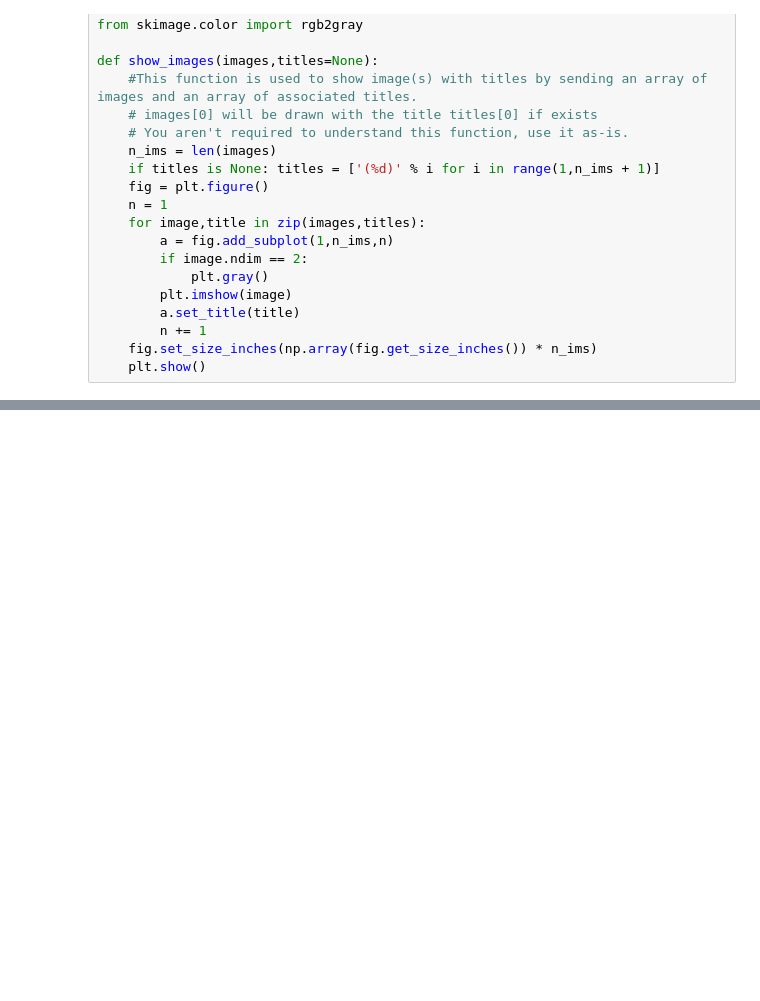
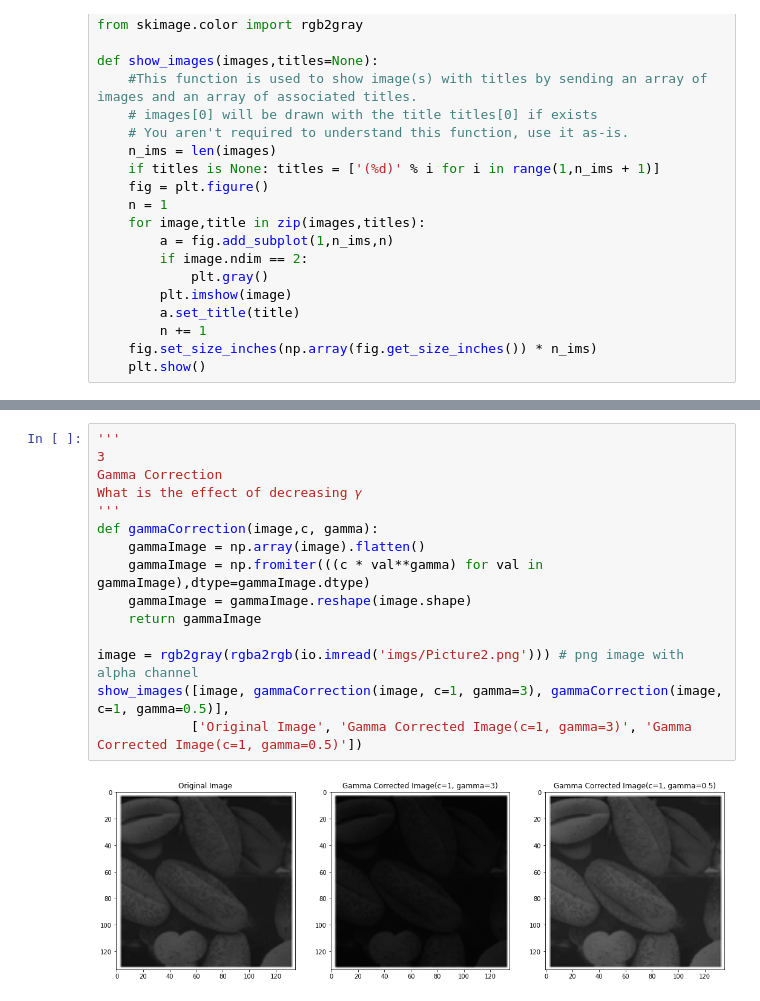
Before and after one commit to We2Am-BaSsem/IP-Labs, a Jupyter notebook: Lab04/Lab4_STD.ipynb, the cells around one changed output, grey strips where cells are left out. Saved outputs shown, nothing was run; the diff lists cells and outputs as text; blank space fills up the shorter version.

```diff
--- a/Lab04/Lab4_STD.ipynb
+++ b/Lab04/Lab4_STD.ipynb
@@ -60,0 +112,17 @@ def getImageWithHist(name,ext,nbins=256):
+# %%
+'''
+3
+Gamma Correction
+What is the effect of decreasing 𝛾
+'''
+def gammaCorrection(image,c, gamma):
+    gammaImage = np.array(image).flatten()
+    gammaImage = np.fromiter(((c * val**gamma) for val in gammaImage),dtype=gammaImage.dtype)
+    gammaImage = gammaImage.reshape(image.shape)
+    return gammaImage
+
+image = rgb2gray(rgba2rgb(io.imread('imgs/Picture2.png'))) # png image with alpha channel
+show_images([image, gammaCorrection(image, c=1, gamma=3), gammaCorrection(image, c=1, gamma=0.5)],
+            ['Original Image', 'Gamma Corrected Image(c=1, gamma=3)', 'Gamma Corrected Image(c=1, gamma=0.5)'])
+# %% [output]
+[figure, added]
```
Also changed, not shown: parts of 8 cells of this notebook, 3 other files.
